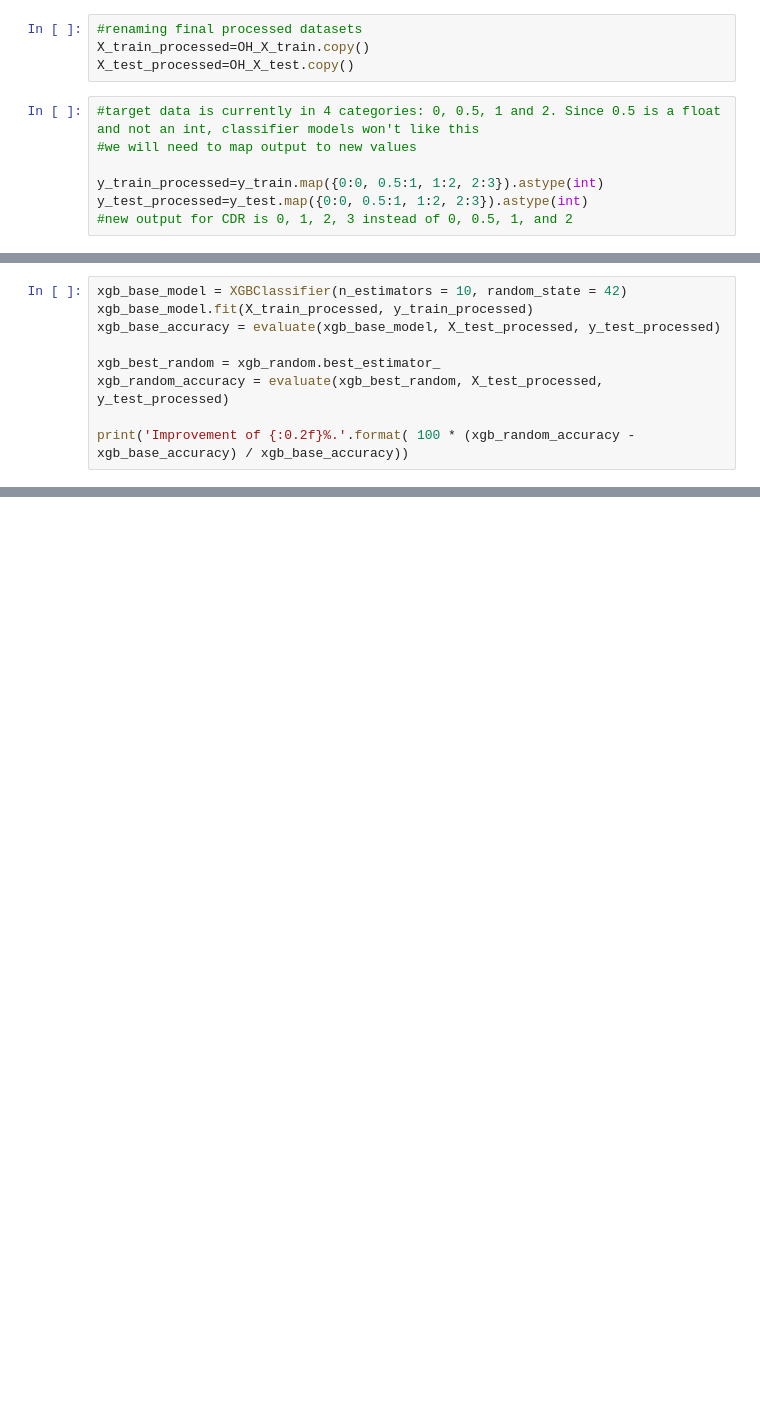
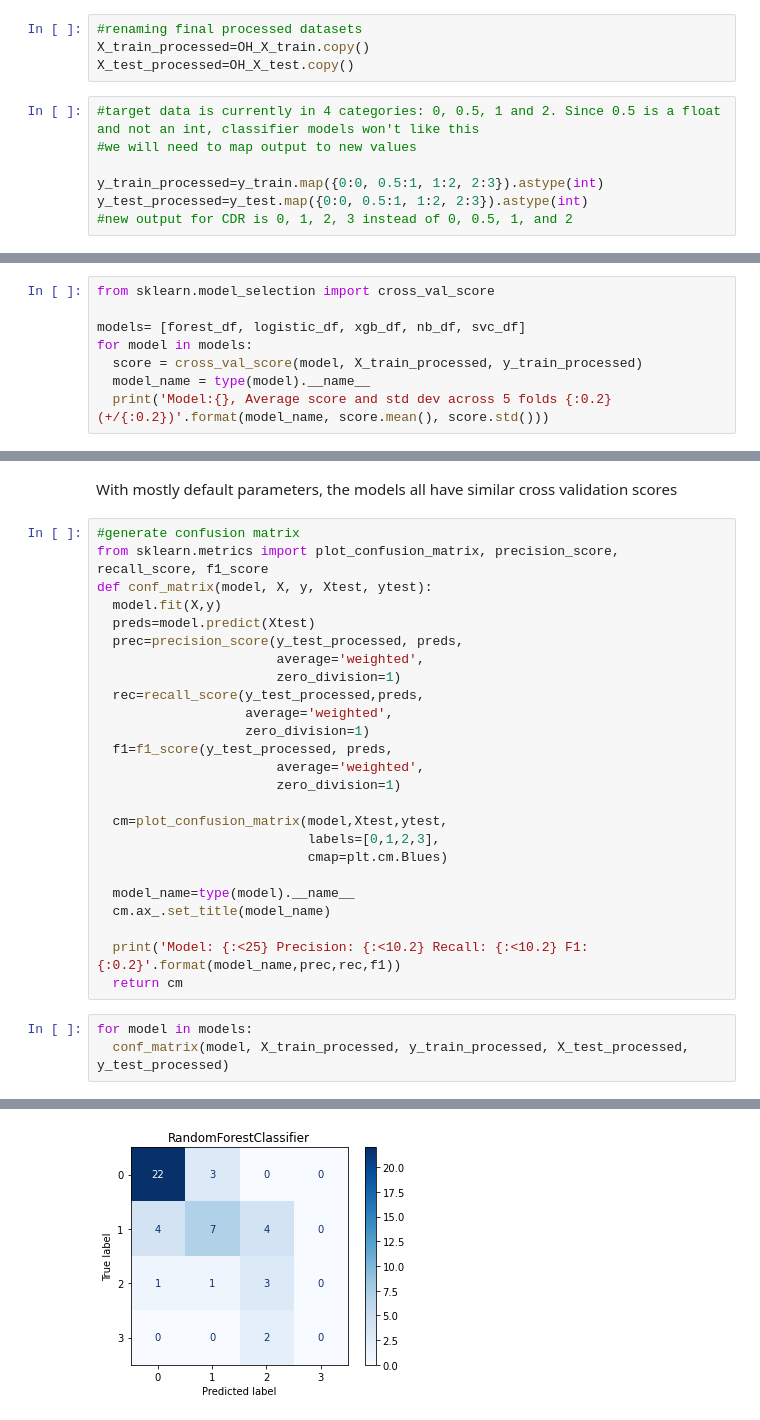
Before and after one commit to estanley16/mri-dementia-prediction, a Jupyter notebook: MRI_Dementia_Prediction.ipynb, the cells around one changed output, grey strips where cells are left out. Cells and saved outputs as stored; diff of their text form; blank space fills up the shorter version.

```diff
--- a/MRI_Dementia_Prediction.ipynb
+++ b/MRI_Dementia_Prediction.ipynb
@@ -424,9 +297,0 @@ Fitting 2 folds for each of 50 candidates, totalling 100 fits
-# %%
-xgb_base_model = XGBClassifier(n_estimators = 10, random_state = 42)
-xgb_base_model.fit(X_train_processed, y_train_processed)
-xgb_base_accuracy = evaluate(xgb_base_model, X_test_processed, y_test_processed)
-
-xgb_best_random = xgb_random.best_estimator_
-xgb_random_accuracy = evaluate(xgb_best_random, X_test_processed, y_test_processed)
-
-print('Improvement of {:0.2f}%.'.format( 100 * (xgb_random_accuracy - xgb_base_accuracy) / xgb_base_accuracy))
@@ -436,0 +317,8 @@ Improvement of 3.97%.
+# %%
+from sklearn.model_selection import cross_val_score
+
+models= [forest_df, logistic_df, xgb_df, nb_df, svc_df]
+for model in models:
+  score = cross_val_score(model, X_train_processed, y_train_processed)
+  model_name = type(model).__name__
+  print('Model:{}, Average score and std dev across 5 folds {:0.2}(+/{:0.2})'.format(model_name, score.mean(), score.std()))
@@ -436,0 +331,31 @@ Improvement of 3.97%.
+# %% [markdown]
+With mostly default parameters, the models all have similar cross validation scores
+# %%
+#generate confusion matrix
+from sklearn.metrics import plot_confusion_matrix, precision_score, recall_score, f1_score
+def conf_matrix(model, X, y, Xtest, ytest):
+  model.fit(X,y)
+  preds=model.predict(Xtest)
+  prec=precision_score(y_test_processed, preds,
+                       average='weighted',
+                       zero_division=1)
+  rec=recall_score(y_test_processed,preds,
+                   average='weighted',
+                   zero_division=1)
+  f1=f1_score(y_test_processed, preds,
+                       average='weighted',
+                       zero_division=1)
+
+  cm=plot_confusion_matrix(model,Xtest,ytest,
+                           labels=[0,1,2,3],
+                           cmap=plt.cm.Blues)
+
+  model_name=type(model).__name__
+  cm.ax_.set_title(model_name)
+
+  print('Model: {:<25} Precision: {:<10.2} Recall: {:<10.2} F1: {:0.2}'.format(model_name,prec,rec,f1))
+  return cm
+# %%
+for model in models:
+  conf_matrix(model, X_train_processed, y_train_processed, X_test_processed, y_test_processed)
+# %% [output]
@@ -436,0 +367 @@ Improvement of 3.97%.
+[figure, added]
```
Also changed, not shown: parts of 37 cells of this notebook.
